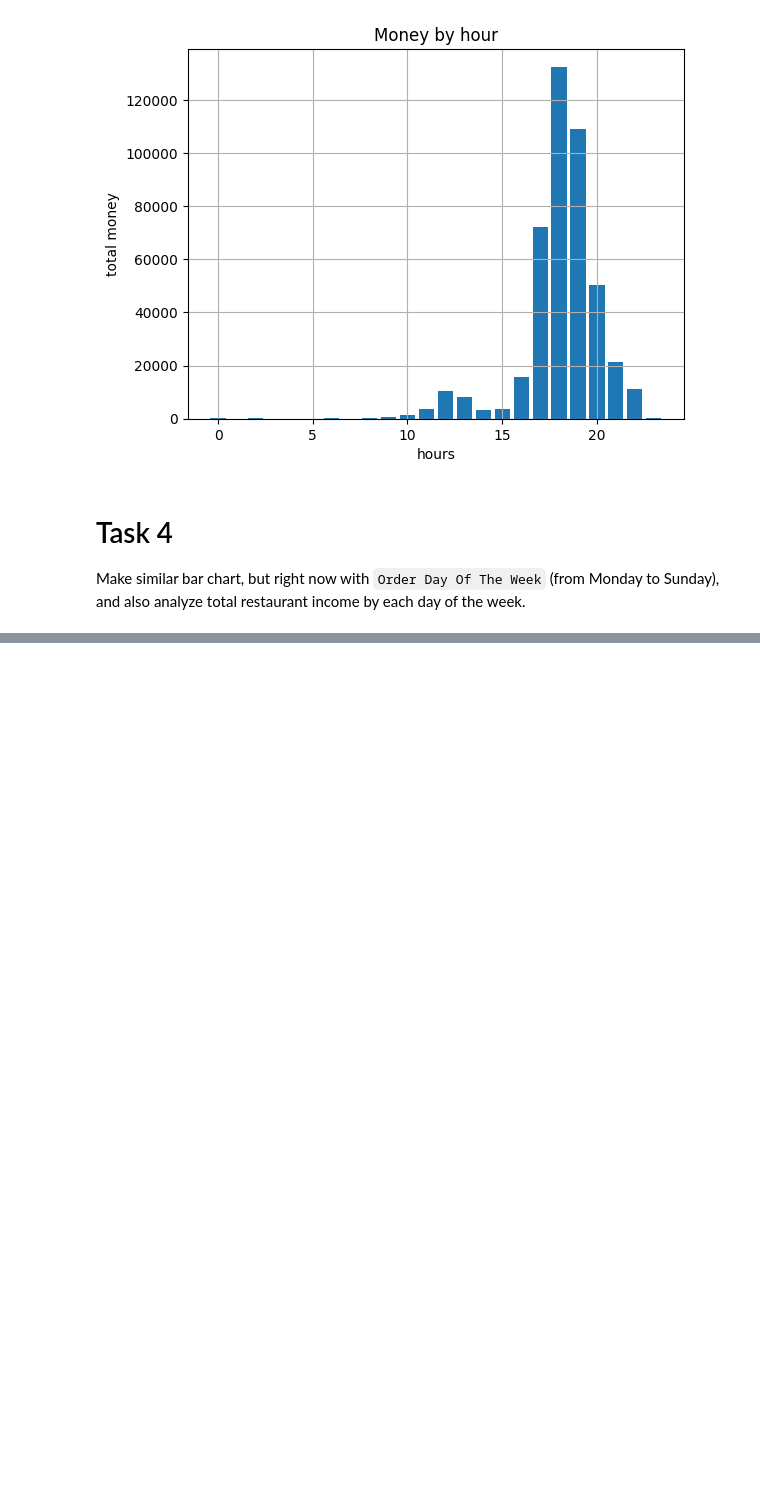
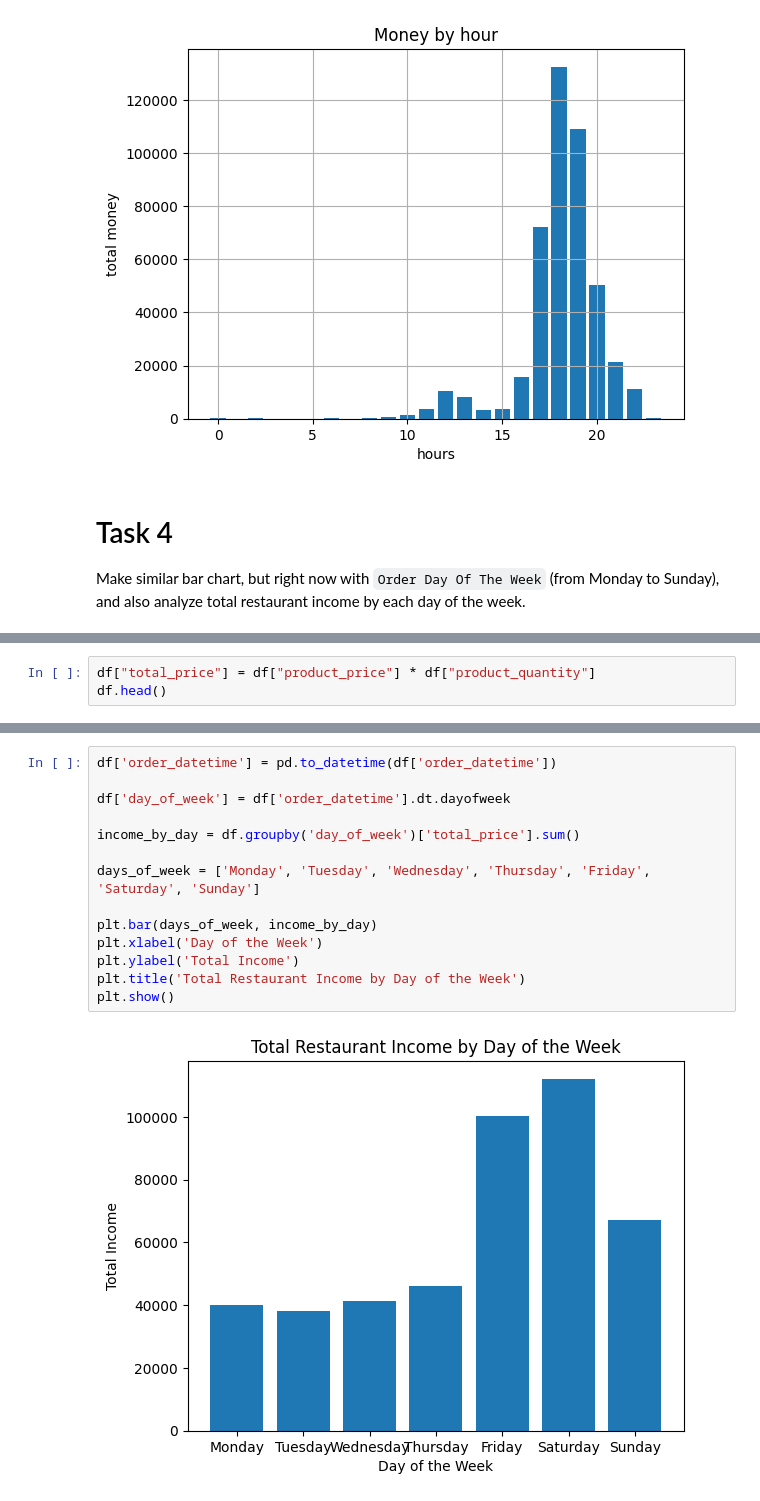
Before and after one commit to mate-academy/py-restaurant-data-analysis, a Jupyter notebook: app/main.ipynb, the cells around one changed output, grey strips where cells are left out. Saved outputs shown, nothing was run; the diff lists cells and outputs as text; blank space fills up the shorter version.

```diff
--- a/app/main.ipynb
+++ b/app/main.ipynb
@@ -282,0 +242,3 @@ ax.grid()
+# %%
+df["total_price"] = df["product_price"] * df["product_quantity"]
+df.head()
@@ -282,0 +252,16 @@ ax.grid()
+# %%
+df['order_datetime'] = pd.to_datetime(df['order_datetime'])
+
+df['day_of_week'] = df['order_datetime'].dt.dayofweek
+
+income_by_day = df.groupby('day_of_week')['total_price'].sum()
+
+days_of_week = ['Monday', 'Tuesday', 'Wednesday', 'Thursday', 'Friday', 'Saturday', 'Sunday']
+
+plt.bar(days_of_week, income_by_day)
+plt.xlabel('Day of the Week')
+plt.ylabel('Total Income')
+plt.title('Total Restaurant Income by Day of the Week')
+plt.show()
+# %% [output]
+[figure, added]
```
Also changed, not shown: parts of 9 cells of this notebook.
